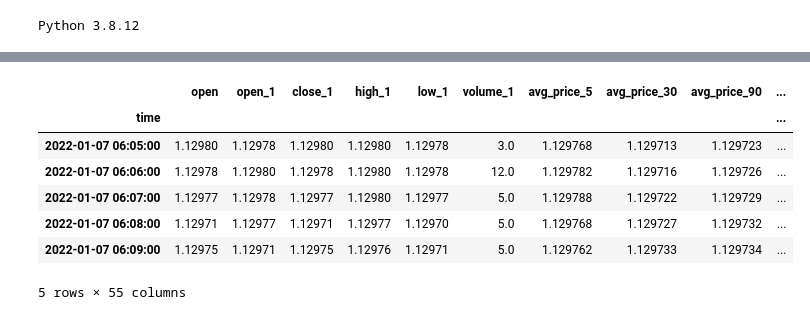
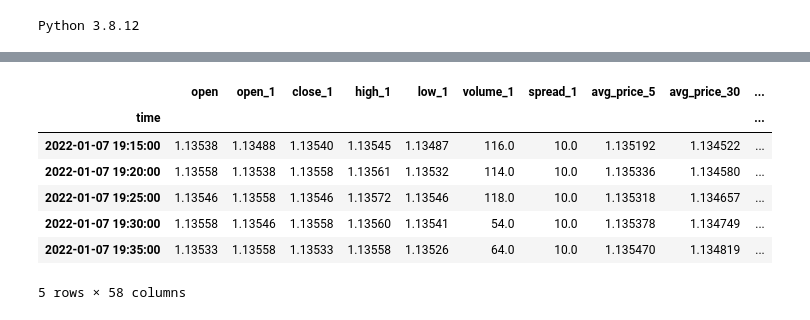
Before and after one commit to dhupee/MetaNgepet, a Jupyter notebook: MetaNgepet-Train.ipynb, the cells around one changed output, grey strips where cells are left out. Cells and saved outputs as stored; diff of their text form; code cells hidden in the pictures.

```diff
--- a/MetaNgepet-Train.ipynb
+++ b/MetaNgepet-Train.ipynb
@@ -87,0 +79,22 @@ print(margin_free)
+# %%
+# set time zone to UTC
+timezone = pytz.timezone("Etc/UTC")
+symbol = 'EURUSD'
+timeframe = mt5.TIMEFRAME_M5
+bars = 50000
+
+rates = mt5.copy_rates_from_pos(symbol, timeframe, 1, bars + 1)
+
+# create DataFrame out of the obtained data
+rates_frame = pd.DataFrame(rates, dtype=np.dtype("float"))
+
+# convert time in seconds into the datetime format
+rates_frame['time']=pd.to_datetime(rates_frame['time'], unit='s')
+rates_frame = rates_frame.rename(columns={'tick_volume': 'volume'})
+del rates_frame['real_volume']
+
+rates_frame = rates_frame.set_index('time')
+
+# display data
+print("\nDisplay dataframe with data")
+rates_frame.tail()
@@ -175,6 +154,7 @@ def generate_features(df):
     df_new['high_1'] = df['high'].shift(1)
     df_new['low_1'] = df['low'].shift(1)
     df_new['volume_1'] = df['volume'].shift(1)
+    df_new['spread_1'] = df['spread'].shift(1)
 
     # 50 original features
     # average price
@@ -230,40 +210,42 @@ def generate_features(df):
 
     # standard deviation ratio of volumes
     df_new['ratio_std_volume_5_30'] = df_new['std_volume_5'] / df_new['std_volume_30']
     df_new['ratio_std_volume_5_90'] = df_new['std_volume_5'] / df_new['std_volume_90']
     df_new['ratio_std_volume_5_365'] = df_new['std_volume_5'] / df_new['std_volume_365']
     df_new['ratio_std_volume_30_90'] = df_new['std_volume_30'] / df_new['std_volume_90']
     df_new['ratio_std_volume_30_365'] = df_new['std_volume_30'] / df_new['std_volume_365']
     df_new['ratio_std_volume_90_365'] = df_new['std_volume_90'] / df_new['std_volume_365']
 
     # return
     df_new['return_1'] = ((df['close'] - df['close'].shift(1)) / df['close'].shift(1)).shift(1)
     df_new['return_5'] = ((df['close'] - df['close'].shift(5)) / df['close'].shift(5)).shift(1)
     df_new['return_30'] = ((df['close'] - df['close'].shift(21)) / df['close'].shift(21)).shift(1)
     df_new['return_90'] = ((df['close'] - df['close'].shift(63)) / df['close'].shift(63)).shift(1)
     df_new['return_365'] = ((df['close'] - df['close'].shift(252)) / df['close'].shift(252)).shift(1)
 
     # average of return
     df_new['moving_avg_5'] = df_new['return_1'].rolling(window=5).mean()
     df_new['moving_avg_30'] = df_new['return_1'].rolling(window=21).mean()
     df_new['moving_avg_30'] = df_new['return_1'].rolling(window=63).mean()
     df_new['moving_avg_365'] = df_new['return_1'].rolling(window=252).mean()
 
-    # oscilator
+    # technical indicators
+    df_new['AO14_1'] = TA.AO(df, 14).shift(1)
+    df_new['RSI14_1'] = TA.RSI(df, 14).shift(1)
 
     # the target
     df_new['close'] = df['close']
     df_new = df_new.dropna(axis=0)
     return df_new
 
 df = generate_features(rates_frame)
-df.head()
+df.tail()
 # %% [output]
-|  | open | open_1 | close_1 | high_1 | low_1 | volume_1 | avg_price_5 | avg_price_30 | avg_price_90 | ... |
+|  | open | open_1 | close_1 | high_1 | low_1 | volume_1 | spread_1 | avg_price_5 | avg_price_30 | ... |
 | time |  |  |  |  |  |  |  |  |  | ... |
-| 2022-01-07 06:05:00 | 1.12980 | 1.12978 | 1.12980 | 1.12980 | 1.12978 | 3.0 | 1.129768 | 1.129713 | 1.129723 | ... |
-| 2022-01-07 06:06:00 | 1.12978 | 1.12980 | 1.12978 | 1.12980 | 1.12978 | 12.0 | 1.129782 | 1.129716 | 1.129726 | ... |
-| 2022-01-07 06:07:00 | 1.12977 | 1.12978 | 1.12977 | 1.12980 | 1.12977 | 5.0 | 1.129788 | 1.129722 | 1.129729 | ... |
-| 2022-01-07 06:08:00 | 1.12971 | 1.12977 | 1.12971 | 1.12977 | 1.12970 | 5.0 | 1.129768 | 1.129727 | 1.129732 | ... |
-| 2022-01-07 06:09:00 | 1.12975 | 1.12971 | 1.12975 | 1.12976 | 1.12971 | 5.0 | 1.129762 | 1.129733 | 1.129734 | ... |
+| 2022-01-07 19:15:00 | 1.13538 | 1.13488 | 1.13540 | 1.13545 | 1.13487 | 116.0 | 10.0 | 1.135192 | 1.134522 | ... |
+| 2022-01-07 19:20:00 | 1.13558 | 1.13538 | 1.13558 | 1.13561 | 1.13532 | 114.0 | 10.0 | 1.135336 | 1.134580 | ... |
+| 2022-01-07 19:25:00 | 1.13546 | 1.13558 | 1.13546 | 1.13572 | 1.13546 | 118.0 | 10.0 | 1.135318 | 1.134657 | ... |
+| 2022-01-07 19:30:00 | 1.13558 | 1.13546 | 1.13558 | 1.13560 | 1.13541 | 54.0 | 10.0 | 1.135378 | 1.134749 | ... |
+| 2022-01-07 19:35:00 | 1.13533 | 1.13558 | 1.13533 | 1.13558 | 1.13526 | 64.0 | 10.0 | 1.135470 | 1.134819 | ... |
-5 rows × 55 columns
+5 rows × 58 columns
```
Also changed, not shown: parts of 18 cells of this notebook, 3 other files.
